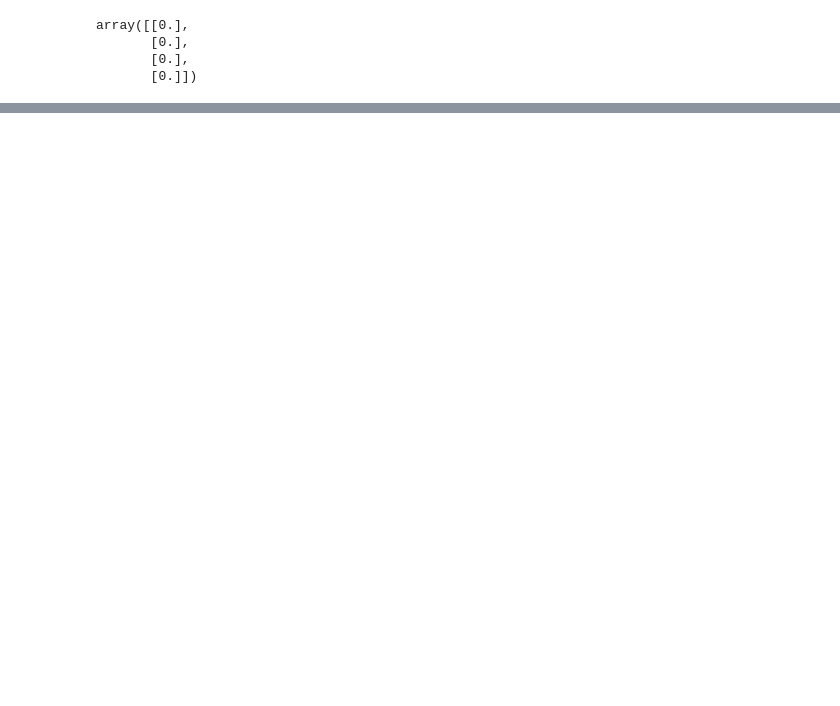
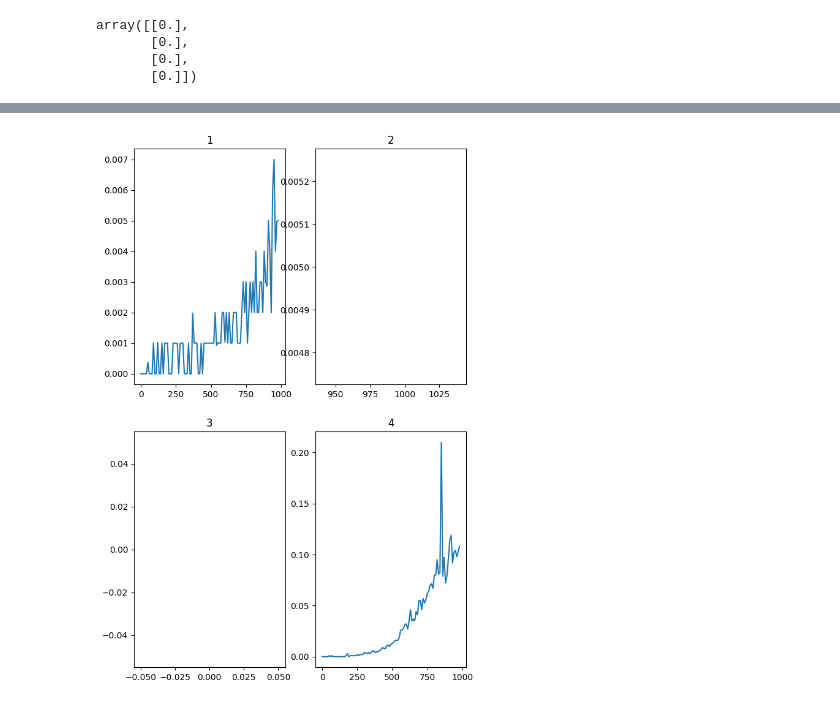
Before and after one commit to amansyayf/computational-mathematics, a Jupyter notebook: Hard level/task1.ipynb, the cells around one changed output, grey strips where cells are left out. Saved outputs shown, nothing was run; the diff lists cells and outputs as text; code cells hidden in the pictures; blank space fills up the shorter version.

```diff
--- a/Hard level/task1.ipynb
+++ b/Hard level/task1.ipynb
@@ -94,0 +158,22 @@ a = np.where(np.sum(a, axis = 0),a/np.sum(a*a, axis = 0), a)
+# %%
+plt.figure(figsize=(7,11))
+
+plt.subplot(2, 2, 1)
+plt.plot(x[: 99], y1[: 99])
+plt.title("1")
+
+plt.subplot(2, 2, 2)
+plt.plot(x[99: 199], y1[99: 199])
+plt.title("2")
+
+plt.subplot(2, 2, 3)
+plt.plot(x[199: 299], y1[199: 299])
+plt.title("3")
+
+plt.subplot(2, 2, 4)
+plt.plot(x[: 99], y2[: 99])
+plt.title("4")
+
+plt.show()
+# %% [output]
+[figure, added]
```
Also changed, not shown: parts of 22 cells of this notebook.
